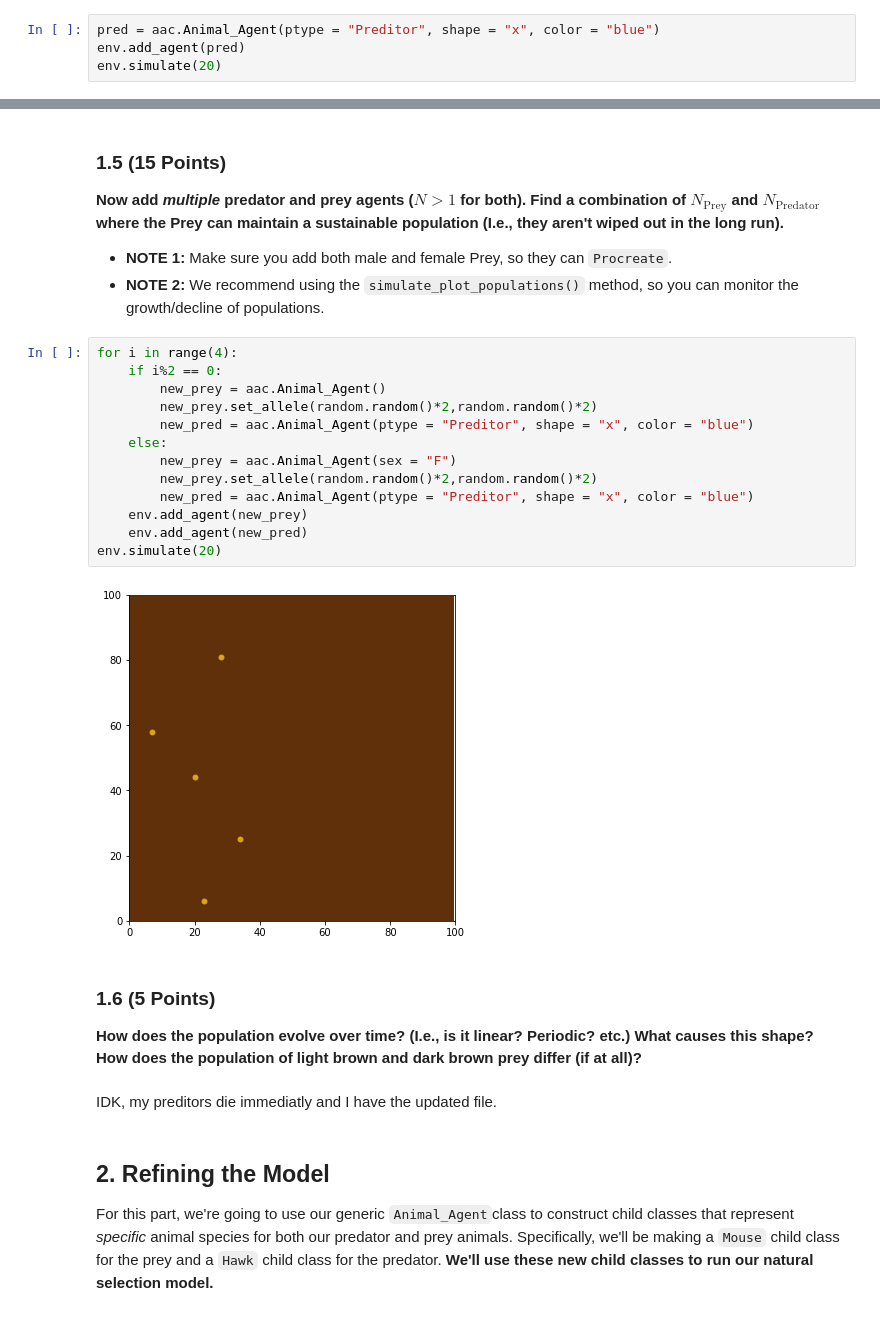
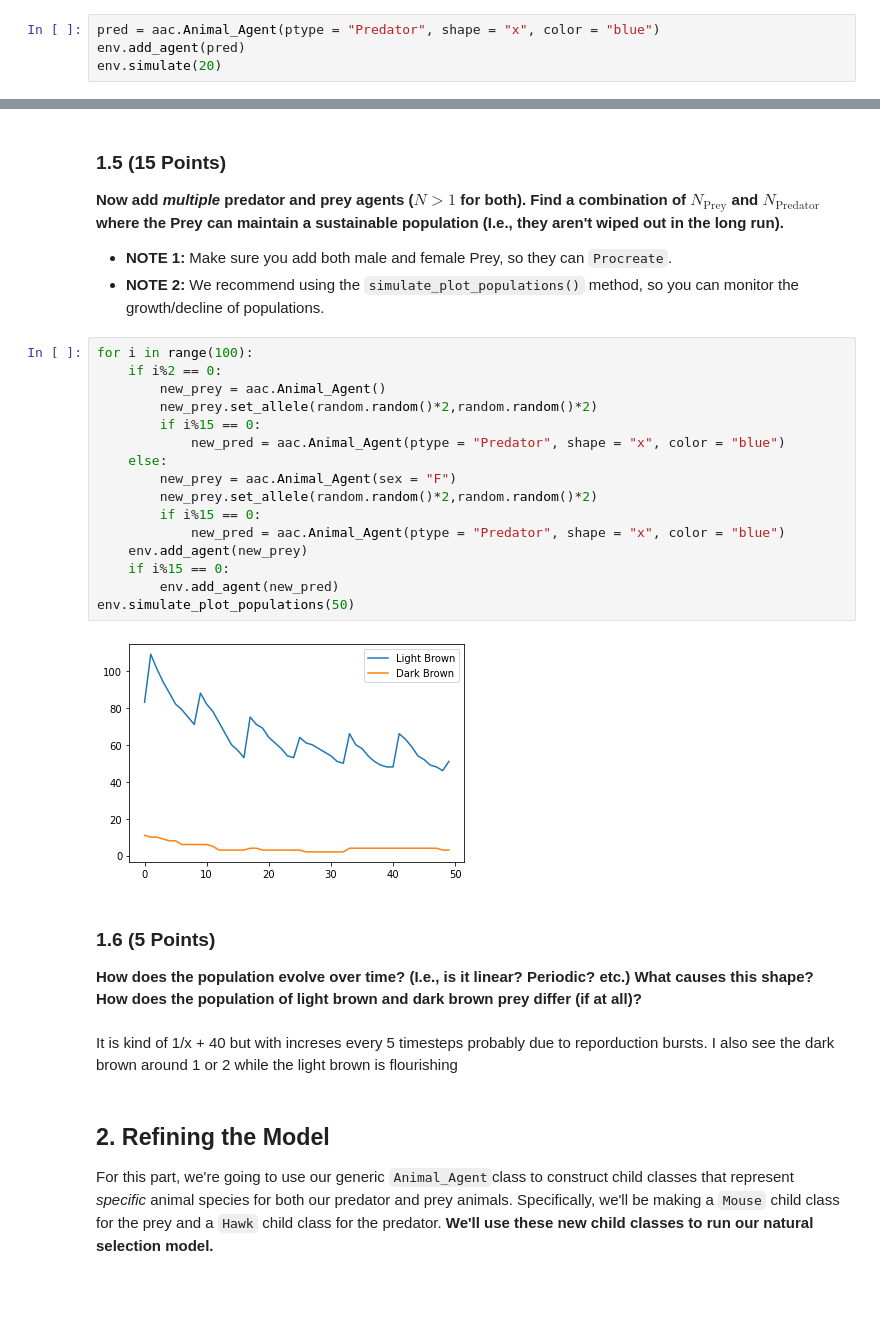
Before and after one commit to KollinBartz/CMSE202-s23-turnin, a Jupyter notebook: hw-03/HW3_ABMs_Bartz.ipynb, the cells around one changed output, grey strips where cells are left out. Cells and saved outputs as stored; diff of their text form; blank space fills up the shorter version.

```diff
--- a/hw-03/HW3_ABMs_Bartz.ipynb
+++ b/hw-03/HW3_ABMs_Bartz.ipynb
@@ -110,7 +110,7 @@ env.simulate(10)
 
 **Now add in a predator and let it evolve. Do you see the predator hunting the prey object?** Make sure to set the `ptype` to predator, and the `shape` and `color` to be something different from the prey you defined above (E.g., a shape of "P" and a color of "red".)
 # %%
-pred = aac.Animal_Agent(ptype = "Preditor", shape = "x", color = "blue")
+pred = aac.Animal_Agent(ptype = "Predator", shape = "x", color = "blue")
 env.add_agent(pred)
 env.simulate(20)
 # %% [output]
@@ -123,26 +123,29 @@ env.simulate(20)
 - **NOTE 1:** Make sure you add both male and female Prey, so they can `Procreate`.
 - **NOTE 2:** We recommend using the `simulate_plot_populations()` method, so you can monitor the growth/decline of populations.
 # %%
-for i in range(4):
+for i in range(100):
     if i%2 == 0:
         new_prey = aac.Animal_Agent()
         new_prey.set_allele(random.random()*2,random.random()*2)
-        new_pred = aac.Animal_Agent(ptype = "Preditor", shape = "x", color = "blue")
+        if i%15 == 0:
+            new_pred = aac.Animal_Agent(ptype = "Predator", shape = "x", color = "blue")
     else:
         new_prey = aac.Animal_Agent(sex = "F")
         new_prey.set_allele(random.random()*2,random.random()*2)
-        new_pred = aac.Animal_Agent(ptype = "Preditor", shape = "x", color = "blue")
+        if i%15 == 0:
+            new_pred = aac.Animal_Agent(ptype = "Predator", shape = "x", color = "blue")
     env.add_agent(new_prey)
-    env.add_agent(new_pred)
-env.simulate(20)
+    if i%15 == 0:
+        env.add_agent(new_pred)
+env.simulate_plot_populations(50)
 # %% [output]
-[figure, old version]
+[figure, new version]
 # %% [markdown]
 ### 1.6 (5 Points)
 
 **How does the population evolve over time? (I.e., is it linear? Periodic? etc.) What causes this shape? How does the population of light brown and dark brown prey differ (if at all)?**
-# %% [markdown]
-IDK, my preditors die immediatly and I have the updated file.
+# %% [markdown]
+It is kind of 1/x + 40 but with increses every 5 timesteps probably due to reporduction bursts. I also see the dark brown around 1 or 2 while the light brown is flourishing
 # %% [markdown]
 ## 2. Refining the Model
 
```
Also changed, not shown: parts of 9 cells of this notebook.
